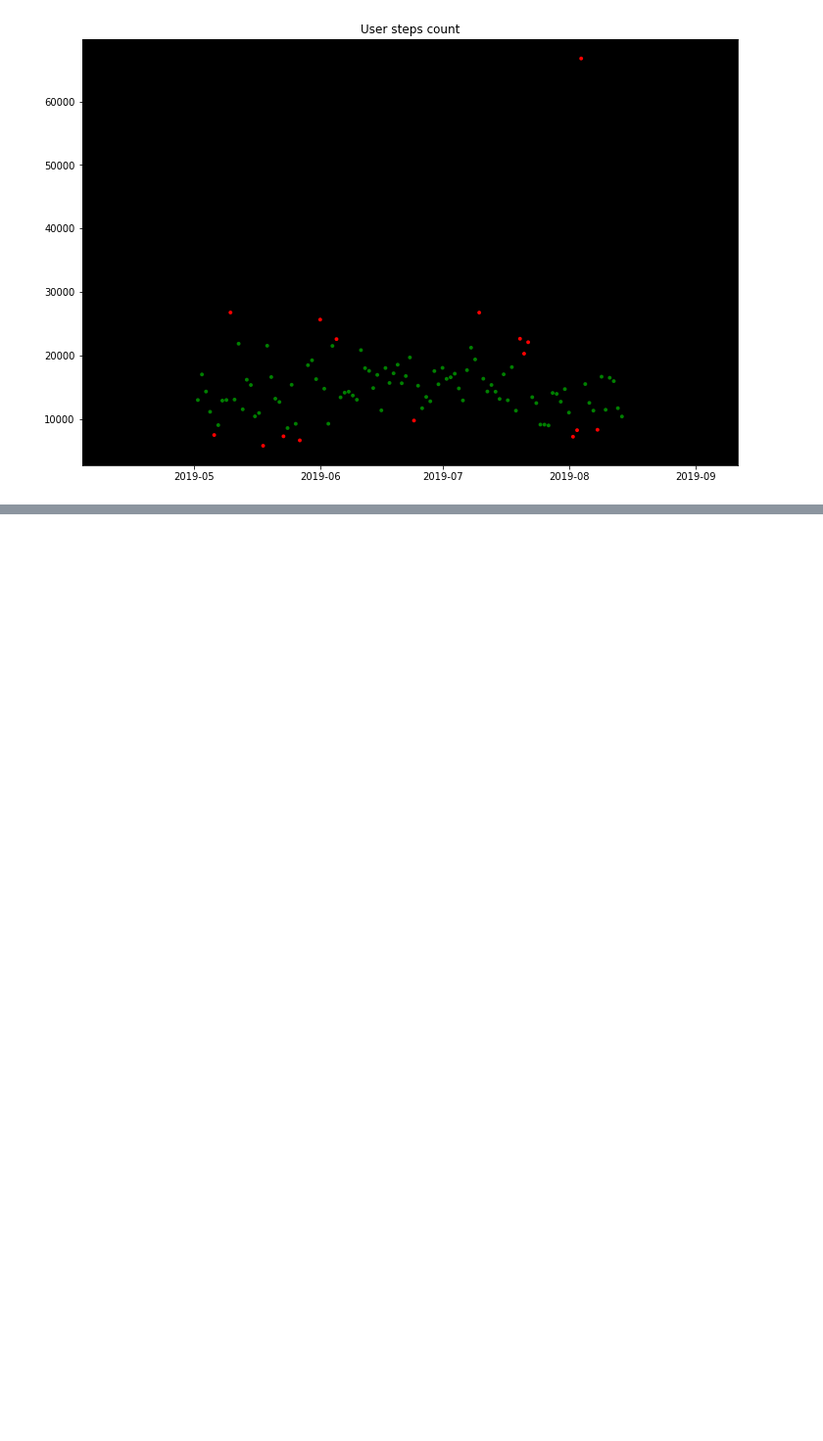
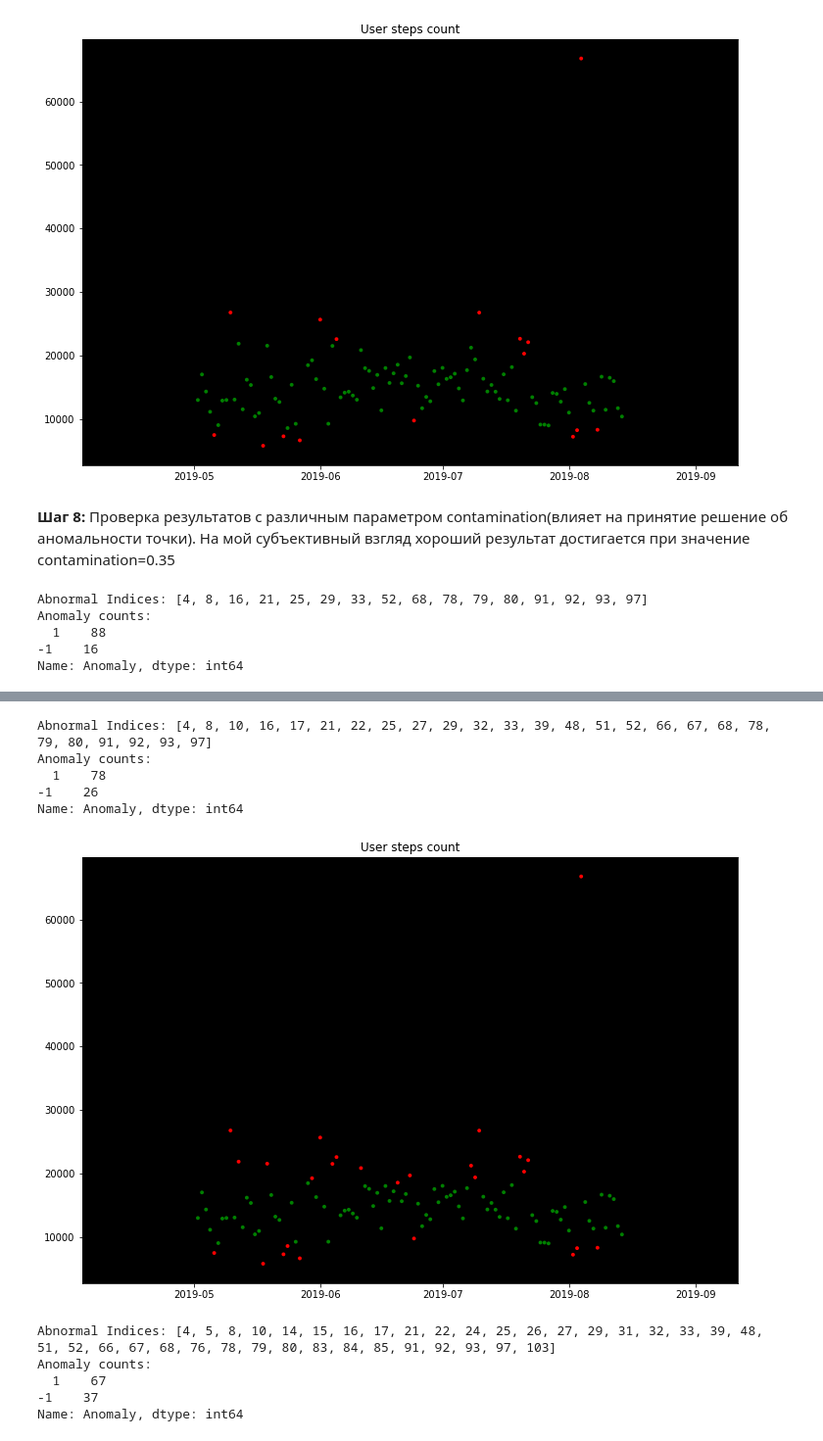
Before and after one commit to username1618/user_steps_anomaly, a Jupyter notebook: User Steps Anomaly.ipynb, the cells around one changed output, grey strips where cells are left out. Shown at 98% size. Cells and saved outputs as stored; diff of their text form; code cells hidden in the pictures; blank space fills up the shorter version.

```diff
--- a/User Steps Anomaly.ipynb
+++ b/User Steps Anomaly.ipynb
@@ -98,3 +98,20 @@ def Plot():
 Plot()
 # %% [output]
 [figure]
+# %% [markdown]
+<b>Шаг 8:</b> Проверка результатов с различным параметром contamination(влияет на принятие решение об аномальности точки).  На мой субъективный взгляд хороший результат достигается при значение contamination=0.35
+# %%
+fitIsolationForest(contamination=float(.15))
+Plot()
+
+fitIsolationForest(contamination=float(.25))
+Plot()
+
+fitIsolationForest(contamination=float(.35))
+Plot()
+# %% [output]
+Abnormal Indices: [4, 8, 16, 21, 25, 29, 33, 52, 68, 78, 79, 80, 91, 92, 93, 97]
+Anomaly counts:
+  1    88
+-1    16
+Name: Anomaly, dtype: int64
@@ -100,0 +119,11 @@ Plot()
+Abnormal Indices: [4, 8, 10, 16, 17, 21, 22, 25, 27, 29, 32, 33, 39, 48, 51, 52, 66, 67, 68, 78, 79, 80, 91, 92, 93, 97]
+Anomaly counts:
+  1    78
+-1    26
+Name: Anomaly, dtype: int64
+[figure, added]
+Abnormal Indices: [4, 5, 8, 10, 14, 15, 16, 17, 21, 22, 24, 25, 26, 27, 29, 31, 32, 33, 39, 48, 51, 52, 66, 67, 68, 76, 78, 79, 80, 83, 84, 85, 91, 92, 93, 97, 103]
+Anomaly counts:
+  1    67
+-1    37
+Name: Anomaly, dtype: int64
```
Also changed, not shown: parts of 1 cell of this notebook.
